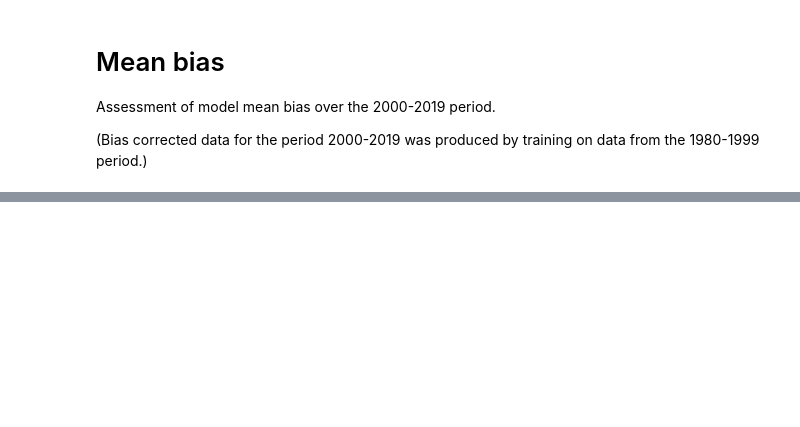
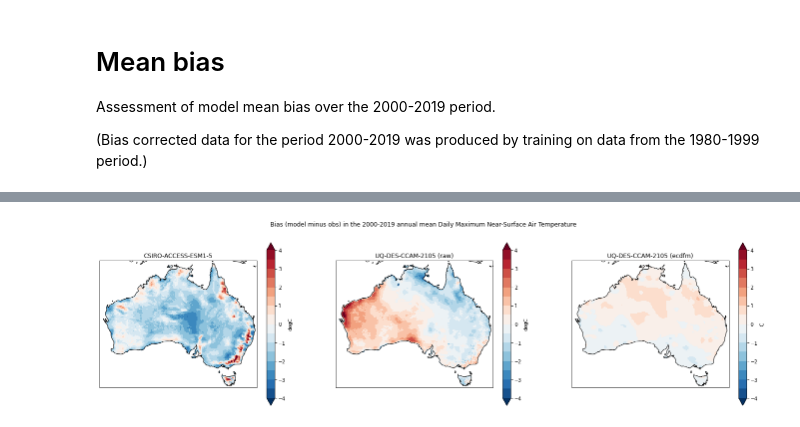
Before and after one commit to AusClimateService/npcp, a Jupyter notebook: results/mean_bias.ipynb, the cells around one changed output, grey strips where cells are left out. Saved outputs shown, nothing was run; the diff lists cells and outputs as text; code cells hidden in the pictures; blank space fills up the shorter version.

```diff
--- a/results/mean_bias.ipynb
+++ b/results/mean_bias.ipynb
@@ -119,0 +122,4 @@ plt.show()
+# %%
+plot_comparison('tasmax', 'UQ-DES-CCAM-2105', 'RdBu_r', np.arange(-4, 4.01, 0.5))
+# %% [output]
+[figure, added]
```
Also changed, not shown: parts of 15 cells of this notebook, 1 other file.
